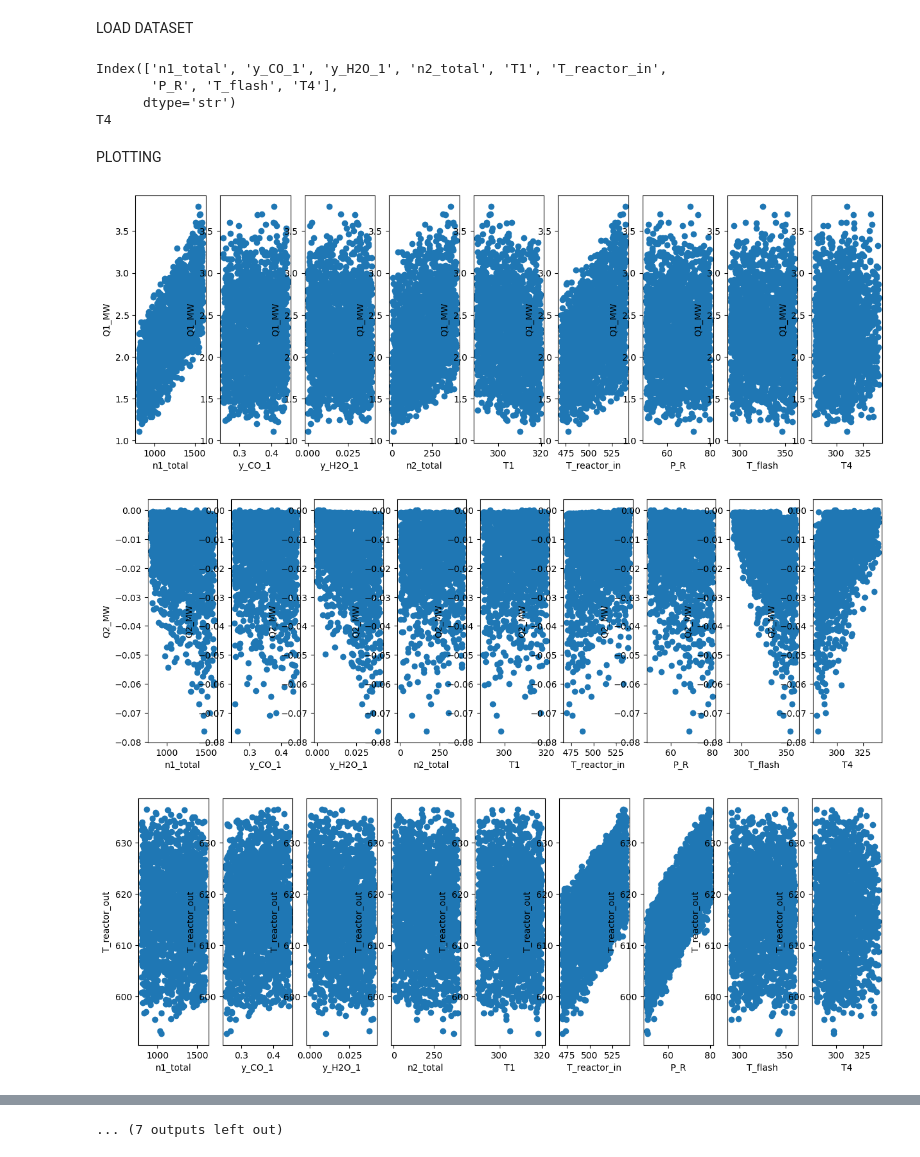
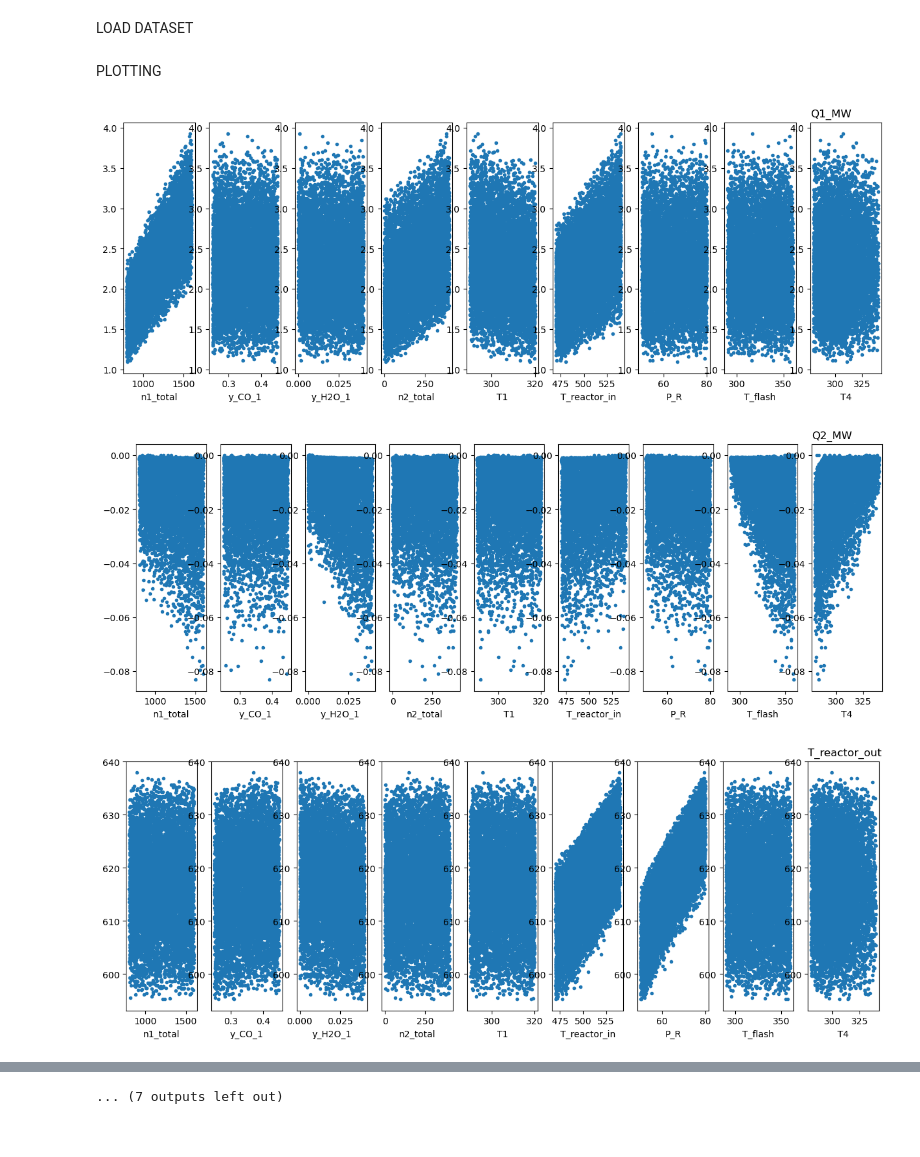
Before and after one commit to AdrianoPaganucci/Data_Science_Project, a Jupyter notebook: dataset/dataset/NN_Project.ipynb, the cells around one changed output, grey strips where cells are left out. Saved outputs shown, nothing was run; the diff lists cells and outputs as text; code cells hidden in the pictures.

```diff
--- a/dataset/dataset/NN_Project.ipynb
+++ b/dataset/dataset/NN_Project.ipynb
@@ -28,25 +28,19 @@ names=df.columns
 
 input_names=names[:9]
 output_names=names[9:]
+plt.scatter()
-# %% [output]
-Index(['n1_total', 'y_CO_1', 'y_H2O_1', 'n2_total', 'T1', 'T_reactor_in',
-       'P_R', 'T_flash', 'T4'],
-      dtype='str')
-T4
 # %% [markdown]
 PLOTTING
 # %%
-n_inputs=X_test.shape[1]
-
-for i in range(y_test.shape[1]):
-    fig, ax= plt.subplots(1,n_inputs,figsize=(15,5))
-    for j in range(n_inputs):
-        ax[j].scatter(X_test[:,j],y_test[:,i])
+for i in range(y_train.shape[1]):
+    fig, ax= plt.subplots(1,X_train.shape[1],figsize=(15,5))
+    plt.title(f'{output_names[i]}',loc='left')
+    for j in range(X_train.shape[1]):
+        ax[j].scatter(X_train[:,j],y_train[:,i],marker='.')
         ax[j].set_xlabel(input_names[j])
-        ax[j].set_ylabel(output_names[i])
 
 plt.show()
 # %% [output]
-[figure, old version]
+[figure, new version]
-[figure, old version]
+[figure, new version]
-[figure, old version]
+[figure, new version]
```
Also changed, not shown: parts of 1 cell of this notebook.
